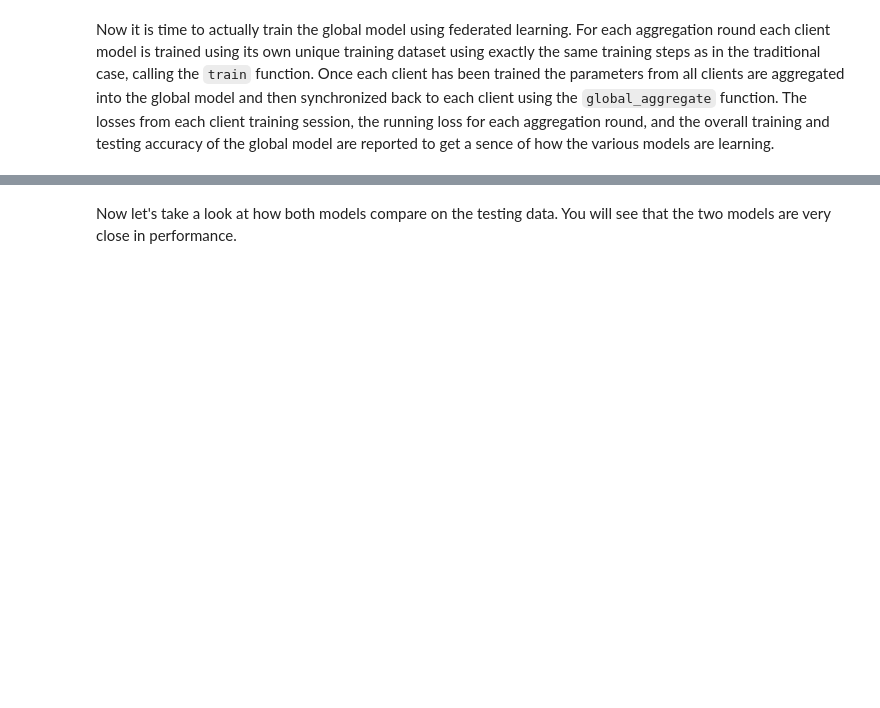
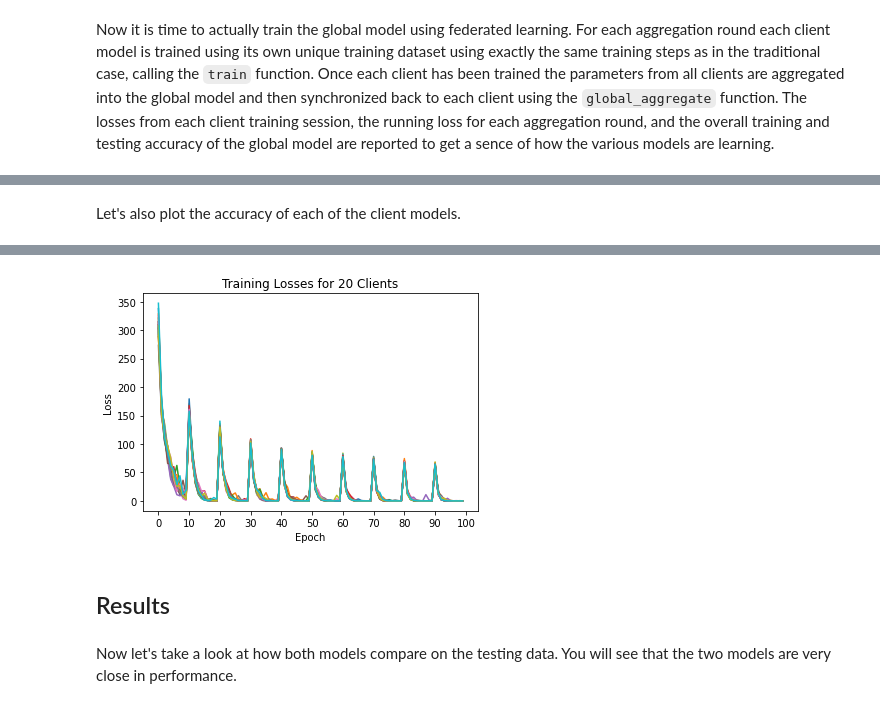
Before and after one commit to zanderman/federated-learning-wireless-demo, a Jupyter notebook: fl-demo.ipynb, the cells around one changed output, grey strips where cells are left out. Drawn from its saved outputs; the diff is of its cells as text; code cells hidden in the pictures; blank space fills up the shorter version.

```diff
--- a/fl-demo.ipynb
+++ b/fl-demo.ipynb
@@ -426,0 +464,12 @@ for round in range(n_rounds):
+# %% [markdown]
+Let's also plot the accuracy of each of the client models.
+# %%
+for c,losses in enumerate(losses_fl_clients_np):
+    plt.plot(losses.flatten(), label=f"Client {c}")
+plt.xticks(np.arange(0,losses_fl_clients_np.shape[1]*losses_fl_clients_np.shape[2]+10, 10))
+plt.title(f'Training Losses for {losses_fl_clients_np.shape[0]} Clients')
+plt.xlabel('Epoch')
+plt.ylabel('Loss')
+plt.savefig('loss_fl_clients.png', dpi=150, bbox_inches='tight')
+files.download('loss_fl_clients.png')
+# %% [output]
@@ -427,3 +478,6 @@ for round in range(n_rounds):
+[figure, added]
+# %% [markdown]
+## Results
 # %% [markdown]
 Now let's take a look at how both models compare on the testing data. You will see that the two models are very close in performance.
 # %%
```
Also changed, not shown: parts of 23 cells of this notebook.
